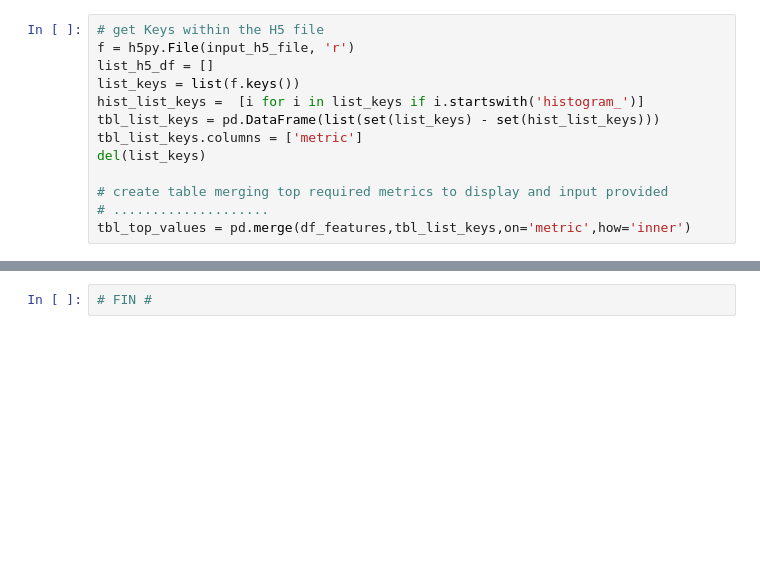
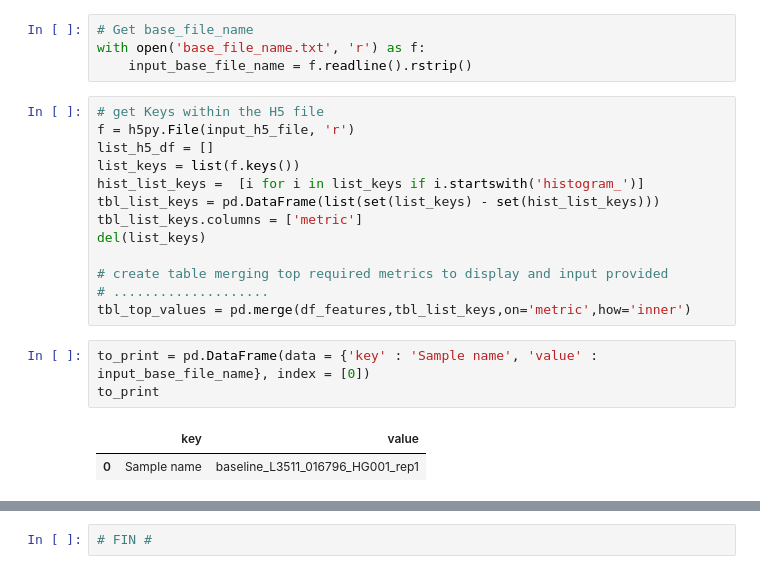
Before and after one commit to Ultimagen/VariantCalling, a Jupyter notebook: ugvc/reports/single_sample_qc_create_html_report.ipynb, the cells around one changed output, grey strips where cells are left out. Cells and saved outputs as stored; diff of their text form; blank space fills up the shorter version.

Commit message:
print sample name at the top

```diff
--- a/ugvc/reports/single_sample_qc_create_html_report.ipynb
+++ b/ugvc/reports/single_sample_qc_create_html_report.ipynb
@@ -29,6 +29,10 @@ list_metrics = list(set(df_features['metric'] ))
 # Get input H5 file
 input_h5_file = []
 input_h5_file = 'input_for_html_report.h5'
+# %%
+# Get base_file_name
+with open('base_file_name.txt', 'r') as f:
+    input_base_file_name = f.readline().rstrip()
 # %%
 # get Keys within the H5 file
 f = h5py.File(input_h5_file, 'r')
@@ -42,6 +46,12 @@ del(list_keys)
 # create table merging top required metrics to display and input provided
 # ....................
 tbl_top_values = pd.merge(df_features,tbl_list_keys,on='metric',how='inner')
+# %%
+to_print = pd.DataFrame(data = {'key' : 'Sample name', 'value' : input_base_file_name}, index = [0])
+to_print
+# %% [output]
+|  | key | value |
+| 0 | Sample name | baseline_L3511_016796_HG001_rep1 |
 # %%
 
 HTML("<b>"+""+"</b>")
```
Also changed, not shown: parts of 4 cells of this notebook.
